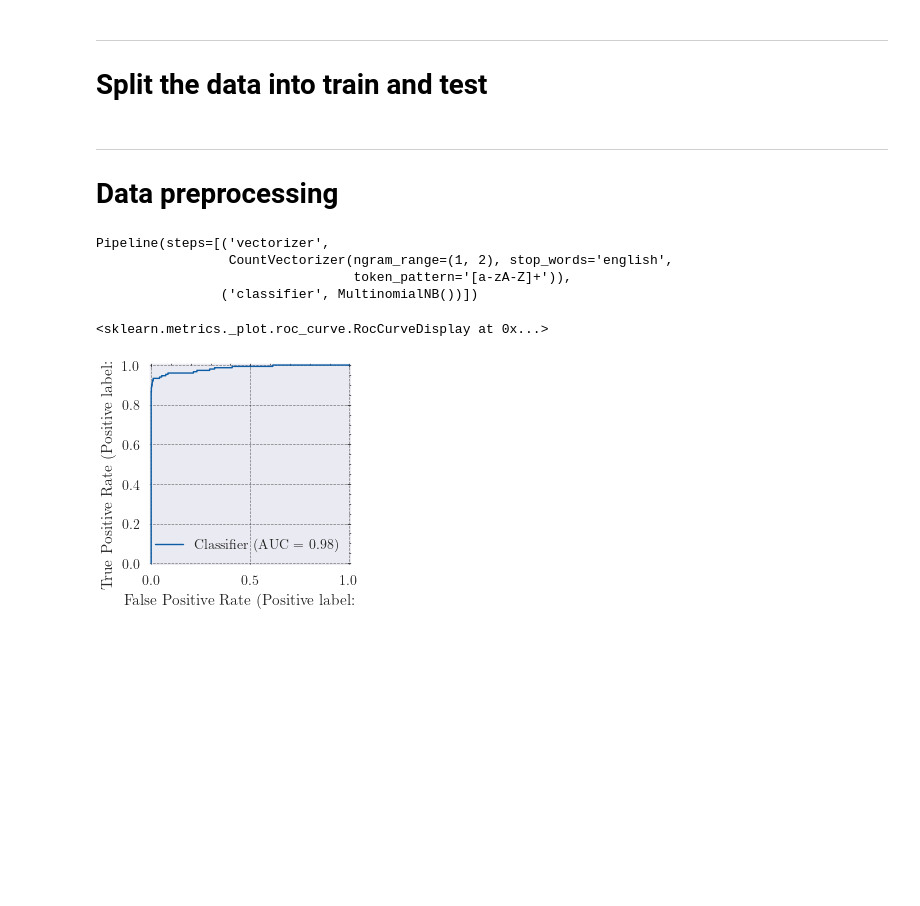
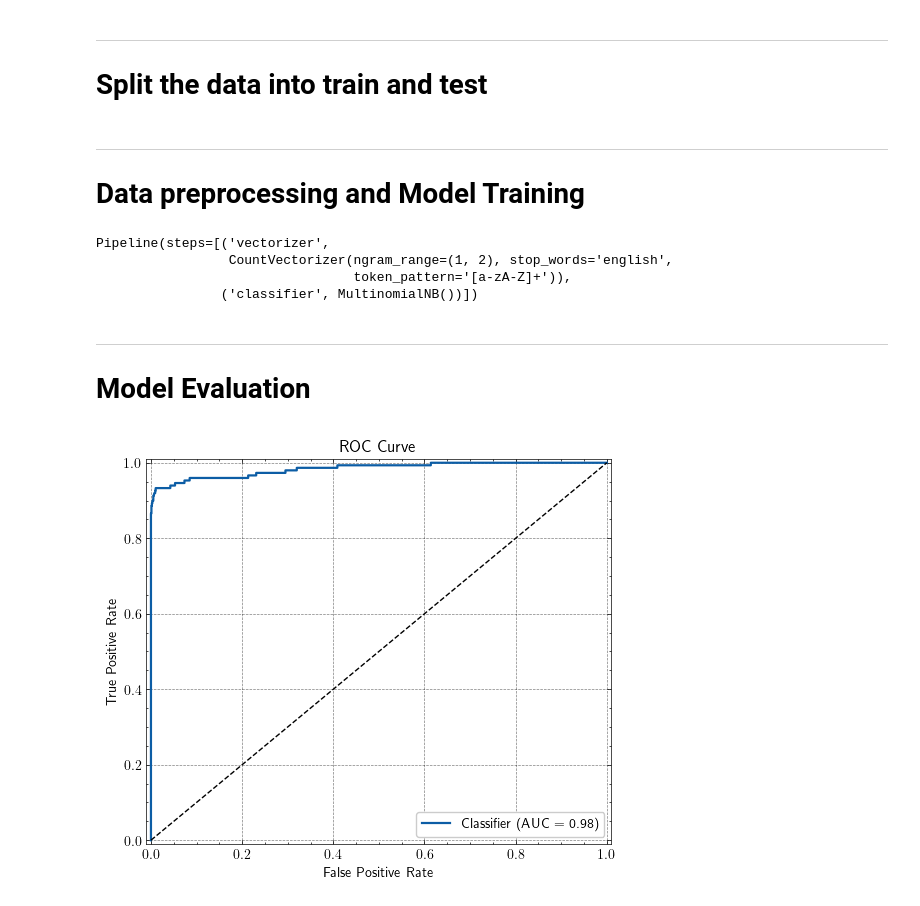
Before and after one commit to EmreArapcicUevak/AID201-Project-Spam-Detection, a Jupyter notebook: Main.ipynb, the cells around one changed output. Cells and saved outputs as stored; diff of their text form; code cells hidden in the pictures; blank space fills up the shorter version.

```diff
--- a/Main.ipynb
+++ b/Main.ipynb
@@ -139,7 +162,7 @@ X_test = X_test.squeeze()
 y_test = y_test.squeeze()
 # %% [markdown]
 ---
-# Data preprocessing
+# Data preprocessing and Model Training
 # %%
 from sklearn.feature_extraction.text import CountVectorizer
 from sklearn.naive_bayes import MultinomialNB
@@ -161,11 +184,27 @@ Pipeline(steps=[('vectorizer',
                  CountVectorizer(ngram_range=(1, 2), stop_words='english',
                                  token_pattern='[a-zA-Z]+')),
                 ('classifier', MultinomialNB())])
-# %%
-from sklearn.metrics import RocCurveDisplay
-y_true = y_test.map(lambda x : 1 if x else 0)
-y_score = spam_filter.predict_proba(X_test)[:,1]
-RocCurveDisplay.from_predictions(y_true, y_score, pos_label=1)
-# %% [output]
-<sklearn.metrics._plot.roc_curve.RocCurveDisplay at 0x...>
-[figure, removed]
+# %% [markdown]
+---
+# Model Evaluation
+# %%
+from sklearn.metrics import roc_curve, roc_auc_score
+y_true = y_test.map(lambda x : 1 if x else 0)
+y_score = spam_filter.predict_proba(X_test)[:,1]
+
+fpr, tpr, thresholds = roc_curve(y_true, y_score, pos_label=1)
+auc = roc_auc_score(y_true, y_score)
+
+with plt.style.context(['science', 'grid']):
+  plt.figure(figsize=(6,5))
+  plt.plot(fpr, tpr, label=f'Classifier (AUC = {auc:.2f})', lw=1.6)
+  plt.plot([0, 1], [0, 1], 'k--')
+  plt.margins(x=0.01, y=0.01)
+
+  plt.legend()
+  plt.xlabel('False Positive Rate')
+  plt.ylabel('True Positive Rate')
+  plt.title('ROC Curve')
+  plt.savefig('Images/ROC_Curve.pdf')
+# %% [output]
+[figure, added]
```
Also changed, not shown: parts of 10 cells of this notebook.
